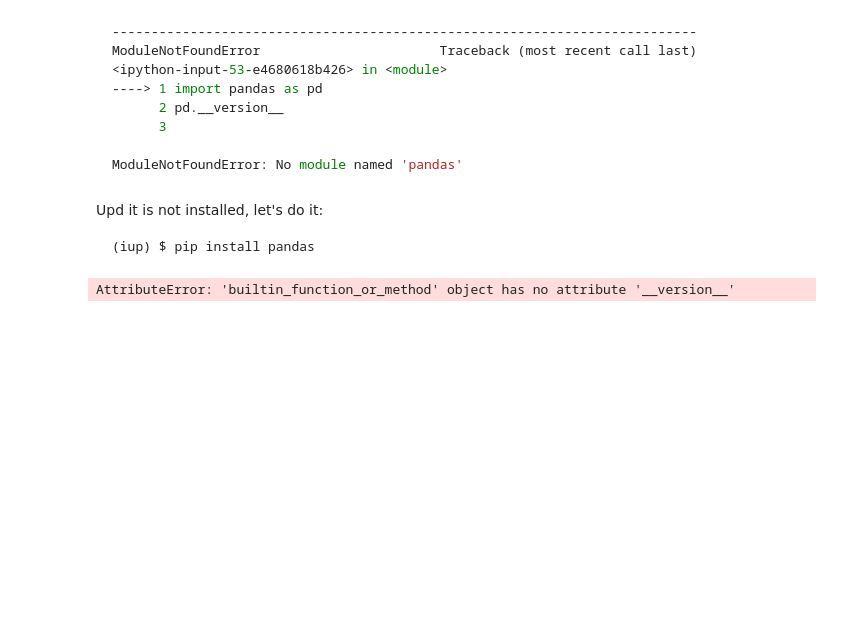
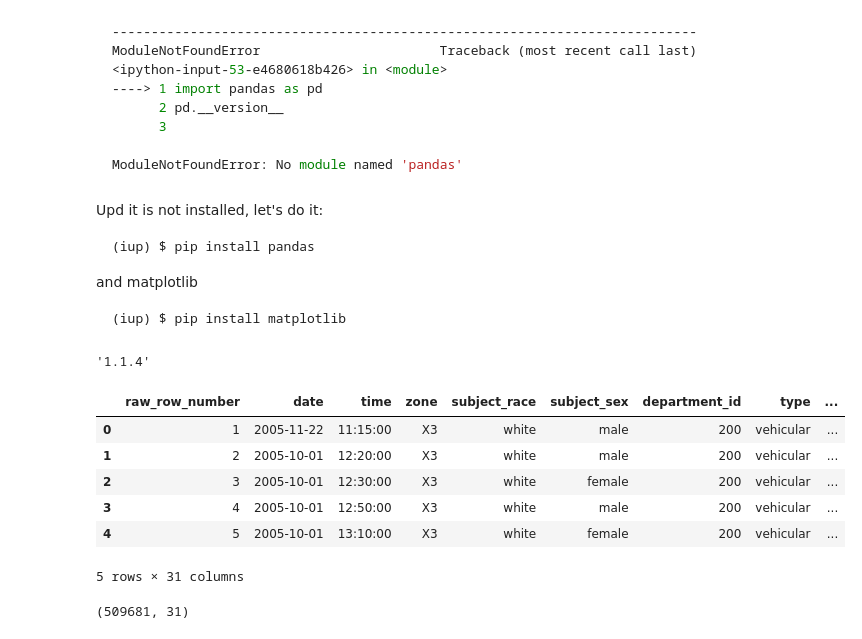
Before and after one commit to pablohe/iup-python-tutorial, a Jupyter notebook: iup.ipynb, the cells around one changed output. Saved outputs shown, nothing was run; the diff lists cells and outputs as text; code cells hidden in the pictures; blank space fills up the shorter version.

````diff
--- a/iup.ipynb
+++ b/iup.ipynb
@@ -255,8 +256,12 @@ Upd it is not installed, let's do it:
 ```
 (iup) $ pip install pandas
 ```
+and matplotlib
+```
+(iup) $ pip install matplotlib
+```
 # %%
 import pandas as pd
-id.__version__
+pd.__version__
 # %% [output]
-AttributeError: 'builtin_function_or_method' object has no attribute '__version__'
+'1.1.4'
@@ -262,0 +276,14 @@ AttributeError: 'builtin_function_or_method' object has no attribute '__version_
+# %%
+ri.head()  # head() is a method from ri object
+# %% [output]
+|  | raw_row_number | date | time | zone | subject_race | subject_sex | department_id | type | ... |
+| 0 | 1 | 2005-11-22 | 11:15:00 | X3 | white | male | 200 | vehicular | ... |
+| 1 | 2 | 2005-10-01 | 12:20:00 | X3 | white | male | 200 | vehicular | ... |
+| 2 | 3 | 2005-10-01 | 12:30:00 | X3 | white | female | 200 | vehicular | ... |
+| 3 | 4 | 2005-10-01 | 12:50:00 | X3 | white | male | 200 | vehicular | ... |
+| 4 | 5 | 2005-10-01 | 13:10:00 | X3 | white | female | 200 | vehicular | ... |
+5 rows × 31 columns
+# %%
+ri.shape  #shape is a value of ri object
+# %% [output]
+(509681, 31)
````
Also changed, not shown: parts of 20 cells of this notebook.
